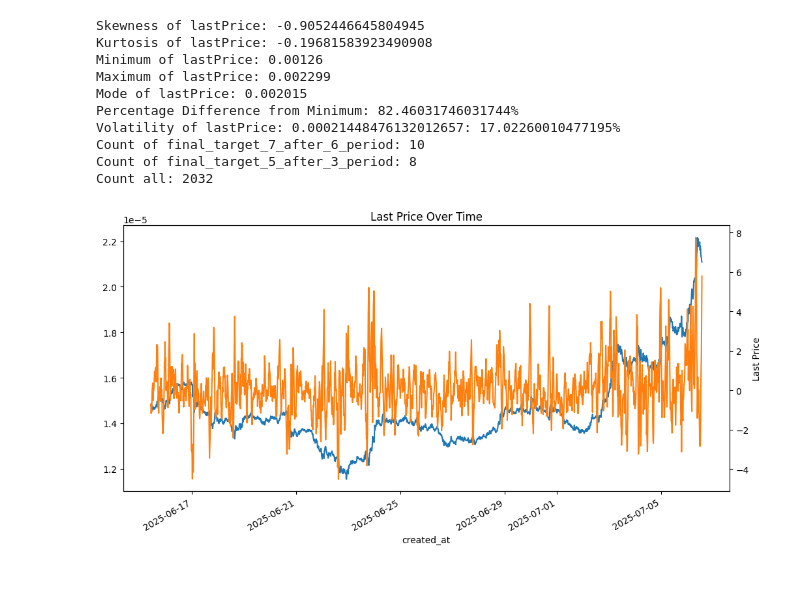
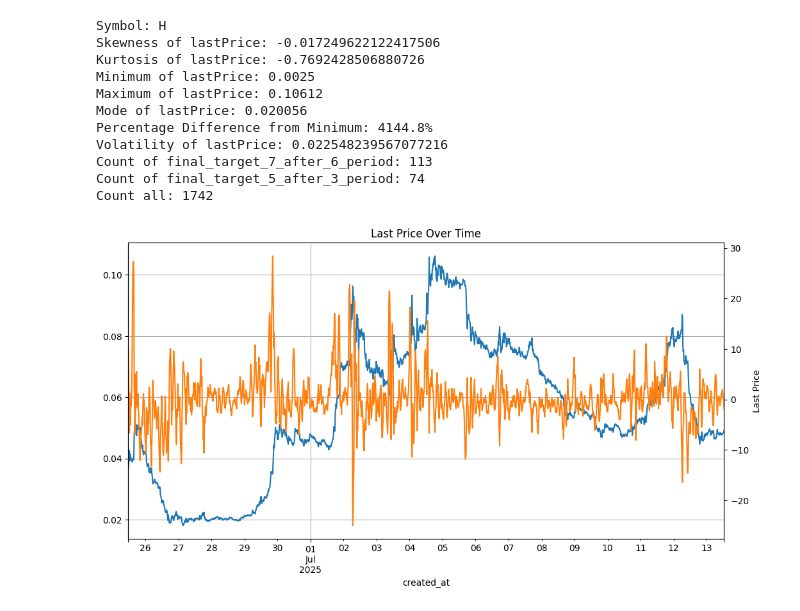
Before and after one commit to dhalkin/Neiro, a Jupyter notebook: torch/prepare/discovery.ipynb, the cells around one changed output. Drawn from its saved outputs; the diff is of its cells as text; code cells hidden in the pictures; blank space fills up the shorter version.

```diff
--- a/torch/prepare/discovery.ipynb
+++ b/torch/prepare/discovery.ipynb
@@ -6,7 +6,8 @@ import matplotlib.pyplot as plt
 # %%
 # ['xem', 'wwy' 'bonk', 'purse']
 # %%
-recordsAll = get_last_data_by_symbol(symbol="pip")
+symbol = "H"  # Change this to the desired symbol
+recordsAll = get_last_data_by_symbol(symbol=symbol)
 #recordsAll = get_last_data_by_symbol(symbol="xem")
 
 # Convert result to Pandas DataFrame
@@ -41,13 +42,14 @@ mode_price = df['lastPrice'].mode().iloc[0]
 # посчитать волатильность
 volatility = df["lastPrice"].std()
 
+print(f"Symbol: {symbol}")
 print(f"Skewness of lastPrice: {skewness}")
 print(f"Kurtosis of lastPrice: {kurtosis}")
 print(f"Minimum of lastPrice: {min_price}")
 print(f"Maximum of lastPrice: {max_price}")
 print(f"Mode of lastPrice: {mode_price}")
 print(f"Percentage Difference from Minimum: {percentage_difference_from_min}%")
-print(f"Volatility of lastPrice: {volatility}: {volatility / min_price * 100}%")
+print(f"Volatility of lastPrice: {volatility}")
 print(f"Count of final_target_7_after_6_period: {df['final_target_7_after_6_period'].sum()}")
 print(f"Count of final_target_5_after_3_period: {df['final_target_5_after_3_period'].sum()}")
 print(f"Count all: {len(df)}")
@@ -55,22 +57,23 @@ print(f"Count all: {len(df)}")
 # Drop rows with NaN values
 df.dropna(inplace=True)
 # %% [output]
-Skewness of lastPrice: -0.9052446645804945
-Kurtosis of lastPrice: -0.19681583923490908
-Minimum of lastPrice: 0.00126
-Maximum of lastPrice: 0.002299
-Mode of lastPrice: 0.002015
-Percentage Difference from Minimum: 82.46031746031744%
-Volatility of lastPrice: 0.00021448476132012657: 17.02260010477195%
-Count of final_target_7_after_6_period: 10
-Count of final_target_5_after_3_period: 8
-Count all: 2032
+Symbol: H
+Skewness of lastPrice: -0.017249622122417506
+Kurtosis of lastPrice: -0.7692428506880726
+Minimum of lastPrice: 0.0025
+Maximum of lastPrice: 0.10612
+Mode of lastPrice: 0.020056
+Percentage Difference from Minimum: 4144.8%
+Volatility of lastPrice: 0.022548239567077216
+Count of final_target_7_after_6_period: 113
+Count of final_target_5_after_3_period: 74
+Count all: 1742
 # %%
-df['lastPrice'].plot(figsize=(12, 6), title='Last Price Over Time')
+df['lastPrice'].plot(figsize=(12, 6), title='Last Price Over Time', grid=True, label='Last Price')
 df['future_return_pcnt_6'].plot(label='Future Return % (6 periods)', secondary_y=True)
 
 plt.xlabel('Time')
 plt.ylabel('Last Price')
 plt.show()
 # %% [output]
-[figure, old version]
+[figure, new version]
```
Also changed, not shown: 1 other file.
